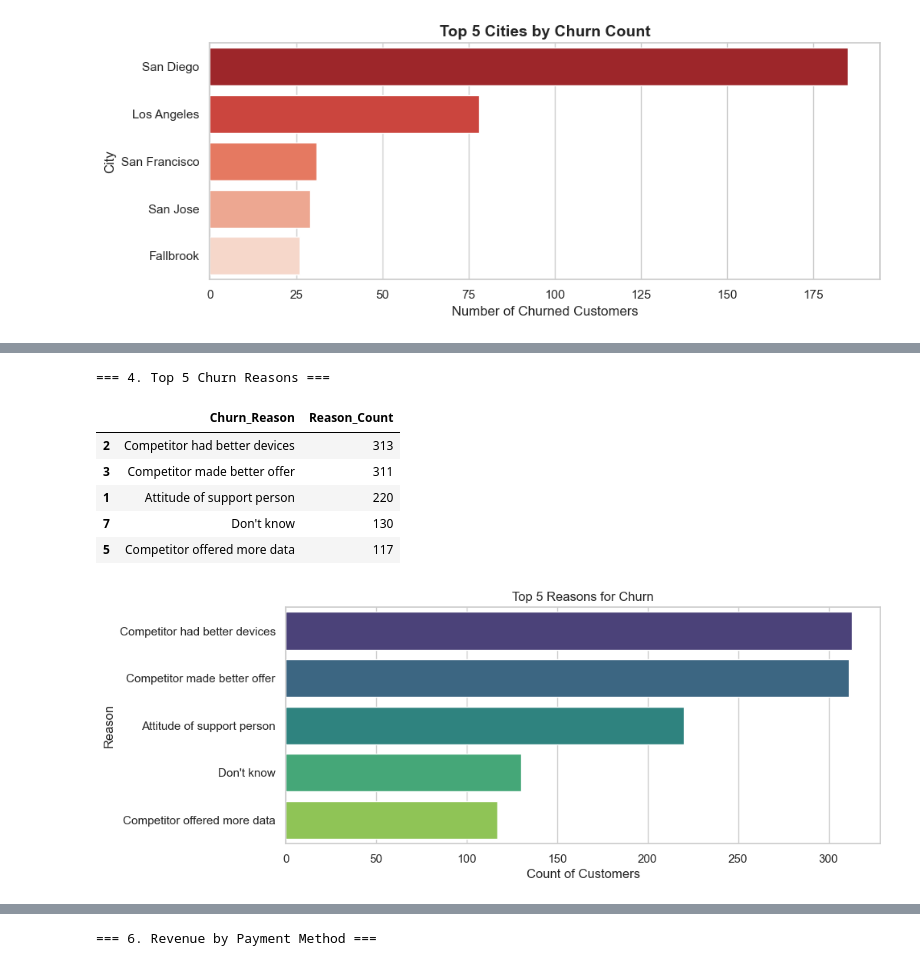
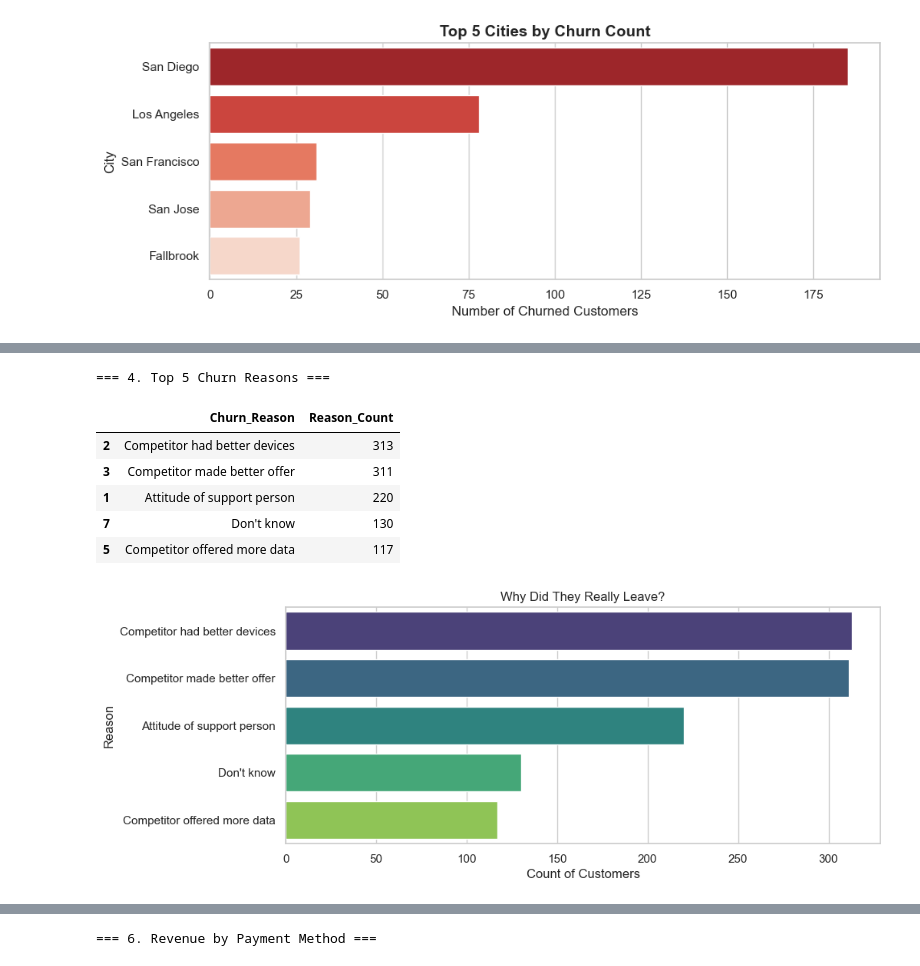
Before and after one commit to marwaharon27/Customer-Churn, a Jupyter notebook: Python/Final_Python.ipynb, the cells around one changed output, grey strips where cells are left out. Drawn from its saved outputs; the diff is of its cells as text; code cells hidden in the pictures.

```diff
--- a/Python/Final_Python.ipynb
+++ b/Python/Final_Python.ipynb
@@ -1111,35 +1196,35 @@ top_5_reasons = (
     .groupby('Churn_Reason')
     .size()
     .reset_index(name='Reason_Count')
     .sort_values(by='Reason_Count', ascending=False)
     .head(5)
 )
 
 display(top_5_reasons)
 
 plt.figure(figsize=(10, 4))
 sns.barplot(
     x='Reason_Count',
     y='Churn_Reason',
     hue='Churn_Reason',
     data=top_5_reasons,
     palette='viridis',
     legend=False
 )
 
-plt.title('Top 5 Reasons for Churn')
+plt.title('Why Did They Really Leave?')
 plt.xlabel('Count of Customers')
 plt.ylabel('Reason')
 plt.show()
 # %% [output]
 === 4. Top 5 Churn Reasons ===
 |  | Churn_Reason | Reason_Count |
 | 2 | Competitor had better devices | 313 |
 | 3 | Competitor made better offer | 311 |
 | 1 | Attitude of support person | 220 |
 | 7 | Don't know | 130 |
 | 5 | Competitor offered more data | 117 |
-[figure, old version]
+[figure, new version]
 # %%
 # ------------------------------------------------------------------------------
 # 5. Revenue Lost by Churn Category
```
Also changed, not shown: parts of 38 cells of this notebook, 16 other files.
